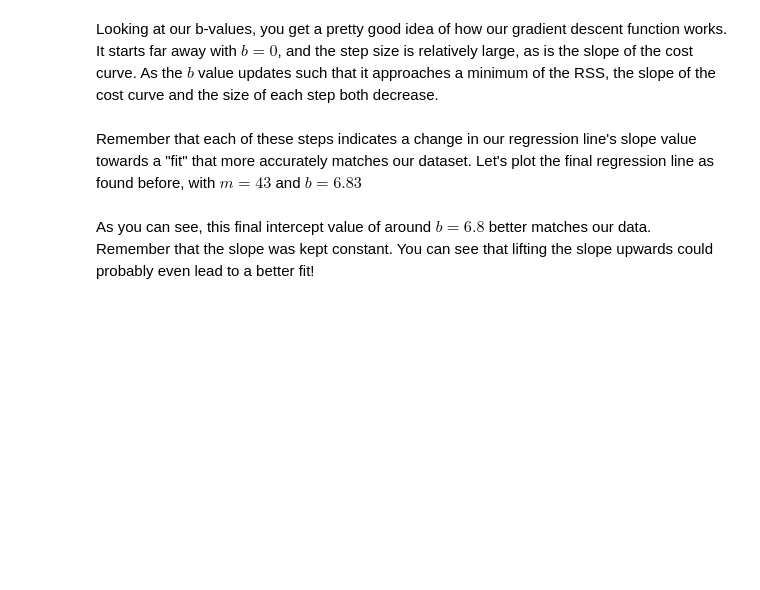
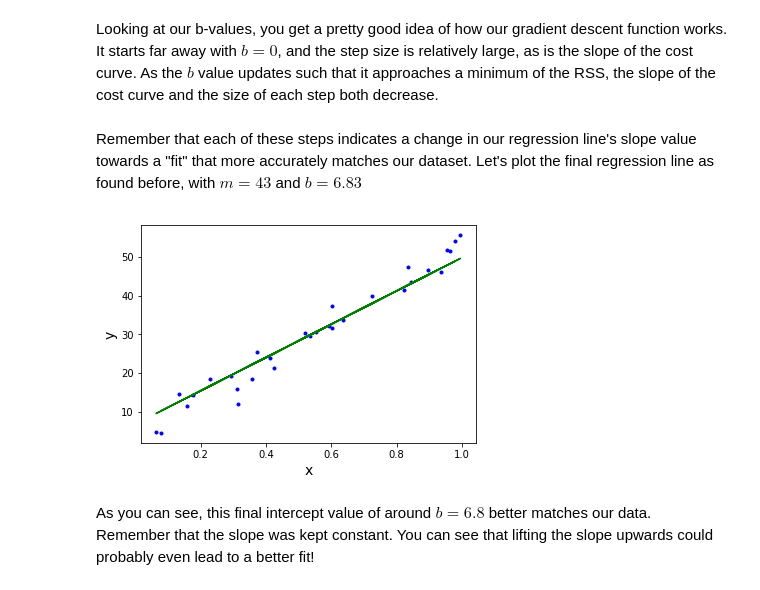
Before and after one commit to kevintheduu/dsc-2-14-12-gradient-descent-step-sizes-lab-seattle-ds-career-040119, a Jupyter notebook: index.ipynb, the cells around one changed output. Cells and saved outputs as stored; diff of their text form; code cells hidden in the pictures; blank space fills up the shorter version.

```diff
--- a/index.ipynb
+++ b/index.ipynb
@@ -276,3 +274,16 @@ Remember that each of these steps indicates a change in our regression line's sl
+# %%
+# plot the final result here
+np.random.seed(225)
+x = np.random.rand(30,1).reshape(30)
+y_randterm = np.random.normal(0,3,30)
+y = 3+ 50 * x + y_randterm
+
+plt.plot(x, y, '.b')
+plt.plot(x, (43*x + 6.83), '-', color="green")
+plt.xlabel("x", fontsize=14)
+plt.ylabel("y", fontsize=14);
+# %% [output]
+[figure, added]
 # %% [markdown]
 As you can see, this final intercept value of around $b=6.8$ better matches our data. Remember that the slope was kept constant. You can see that lifting the slope upwards could probably even lead to a better fit!
 # %% [markdown]
```
Also changed, not shown: parts of 1 cell of this notebook.
